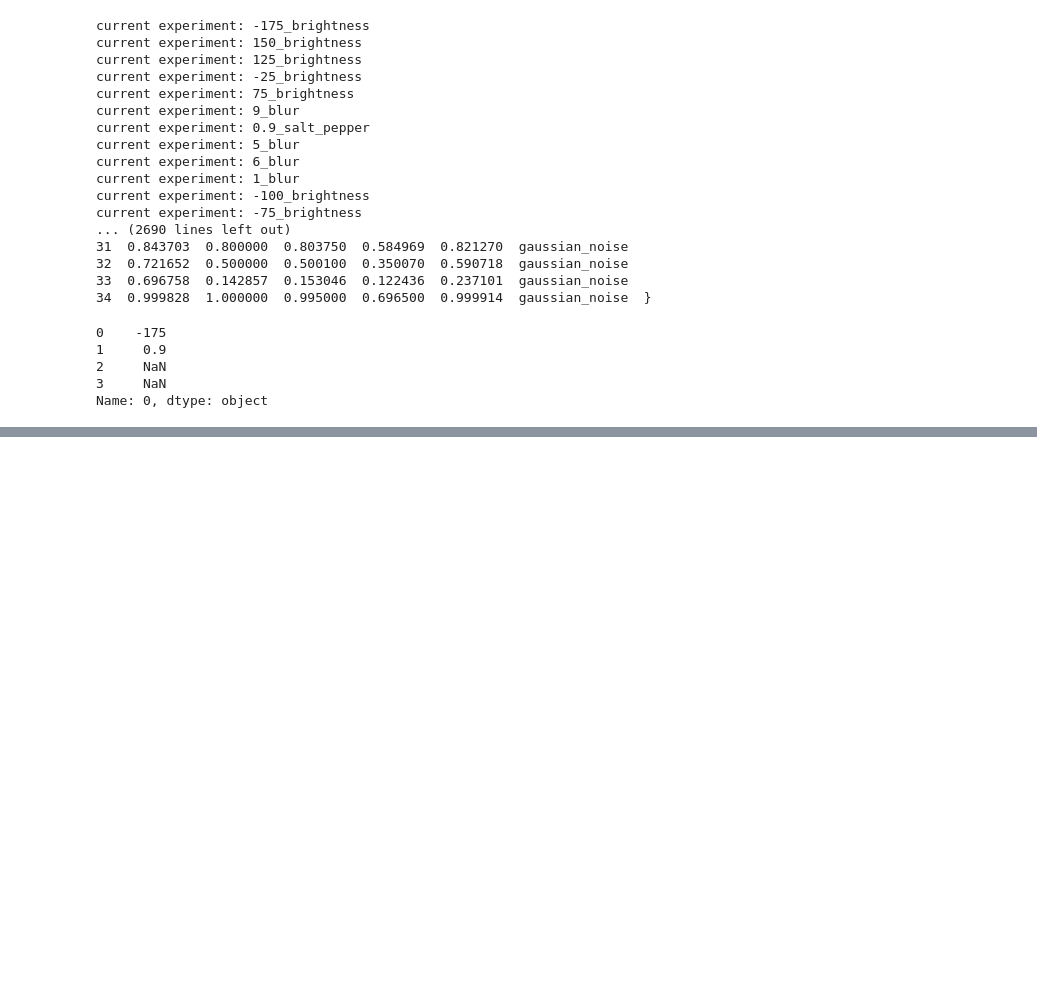
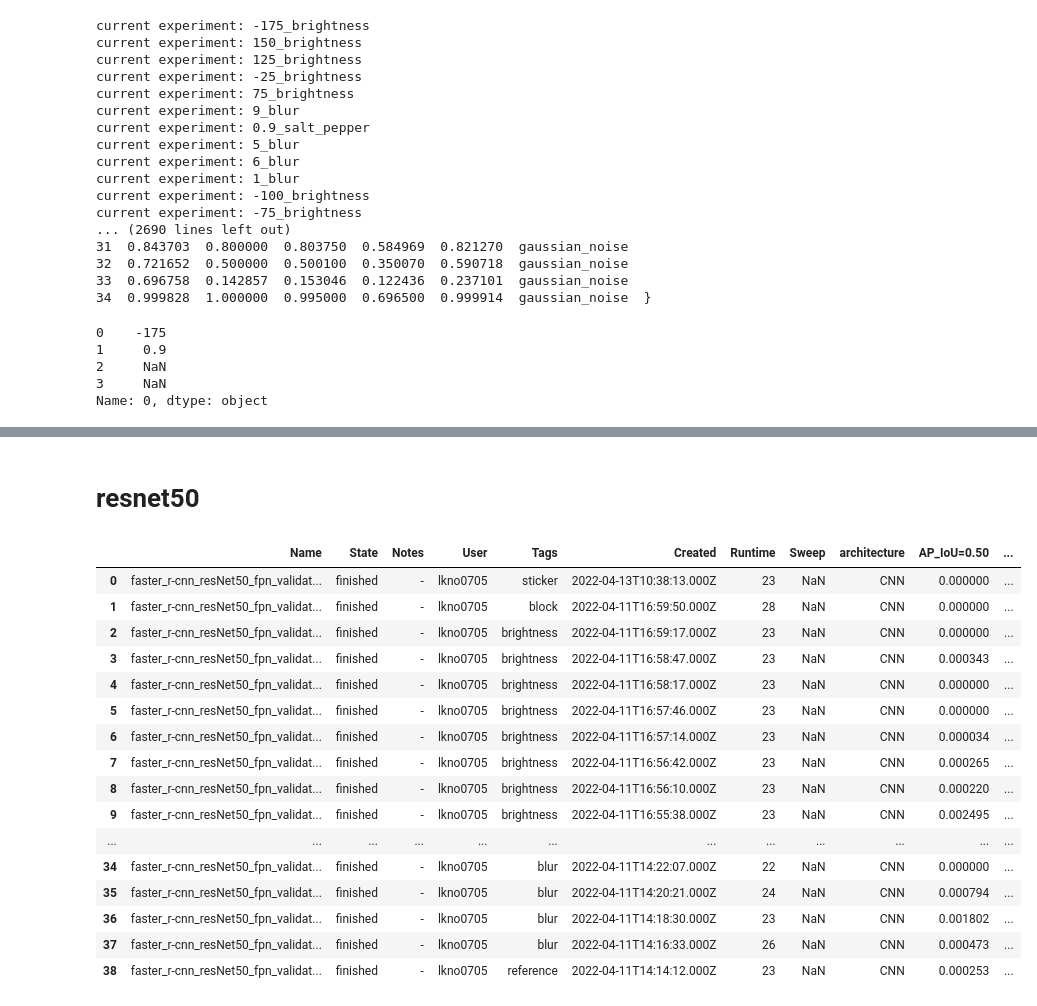
Before and after one commit to AutonomeStudienarbeit/EvalFramework, a Jupyter notebook: notebooks/model_results.ipynb, the cells around one changed output, grey strips where cells are left out. Saved outputs shown, nothing was run; the diff lists cells and outputs as text; code cells hidden in the pictures; blank space fills up the shorter version.

```diff
--- a/notebooks/model_results.ipynb
+++ b/notebooks/model_results.ipynb
@@ -122,0 +140,23 @@ fig.show()
+# %% [markdown]
+# resnet50
+# %%
+df = pd.read_csv("/home/leon/Documents/Studienarbeit/model_results/faster_rcnn_augmented/faster_rcnn_resnet_val.csv")
+df
+# %% [output]
+|  | Name | State | Notes | User | Tags | Created | Runtime | Sweep | architecture | AP_IoU=0.50 | ... |
+| 0 | faster_r-cnn_resNet50_fpn_validat... | finished | - | lkno0705 | sticker | 2022-04-13T10:38:13.000Z | 23 | NaN | CNN | 0.000000 | ... |
+| 1 | faster_r-cnn_resNet50_fpn_validat... | finished | - | lkno0705 | block | 2022-04-11T16:59:50.000Z | 28 | NaN | CNN | 0.000000 | ... |
+| 2 | faster_r-cnn_resNet50_fpn_validat... | finished | - | lkno0705 | brightness | 2022-04-11T16:59:17.000Z | 23 | NaN | CNN | 0.000000 | ... |
+| 3 | faster_r-cnn_resNet50_fpn_validat... | finished | - | lkno0705 | brightness | 2022-04-11T16:58:47.000Z | 23 | NaN | CNN | 0.000343 | ... |
+| 4 | faster_r-cnn_resNet50_fpn_validat... | finished | - | lkno0705 | brightness | 2022-04-11T16:58:17.000Z | 23 | NaN | CNN | 0.000000 | ... |
+| 5 | faster_r-cnn_resNet50_fpn_validat... | finished | - | lkno0705 | brightness | 2022-04-11T16:57:46.000Z | 23 | NaN | CNN | 0.000000 | ... |
+| 6 | faster_r-cnn_resNet50_fpn_validat... | finished | - | lkno0705 | brightness | 2022-04-11T16:57:14.000Z | 23 | NaN | CNN | 0.000034 | ... |
+| 7 | faster_r-cnn_resNet50_fpn_validat... | finished | - | lkno0705 | brightness | 2022-04-11T16:56:42.000Z | 23 | NaN | CNN | 0.000265 | ... |
+| 8 | faster_r-cnn_resNet50_fpn_validat... | finished | - | lkno0705 | brightness | 2022-04-11T16:56:10.000Z | 23 | NaN | CNN | 0.000220 | ... |
+| 9 | faster_r-cnn_resNet50_fpn_validat... | finished | - | lkno0705 | brightness | 2022-04-11T16:55:38.000Z | 23 | NaN | CNN | 0.002495 | ... |
+| ... | ... | ... | ... | ... | ... | ... | ... | ... | ... | ... | ... |
+| 34 | faster_r-cnn_resNet50_fpn_validat... | finished | - | lkno0705 | blur | 2022-04-11T14:22:07.000Z | 22 | NaN | CNN | 0.000000 | ... |
+| 35 | faster_r-cnn_resNet50_fpn_validat... | finished | - | lkno0705 | blur | 2022-04-11T14:20:21.000Z | 24 | NaN | CNN | 0.000794 | ... |
+| 36 | faster_r-cnn_resNet50_fpn_validat... | finished | - | lkno0705 | blur | 2022-04-11T14:18:30.000Z | 23 | NaN | CNN | 0.001802 | ... |
+| 37 | faster_r-cnn_resNet50_fpn_validat... | finished | - | lkno0705 | blur | 2022-04-11T14:16:33.000Z | 26 | NaN | CNN | 0.000473 | ... |
+| 38 | faster_r-cnn_resNet50_fpn_validat... | finished | - | lkno0705 | reference | 2022-04-11T14:14:12.000Z | 23 | NaN | CNN | 0.000253 | ... |
```
Also changed, not shown: parts of 18 cells of this notebook, 3 other files.
